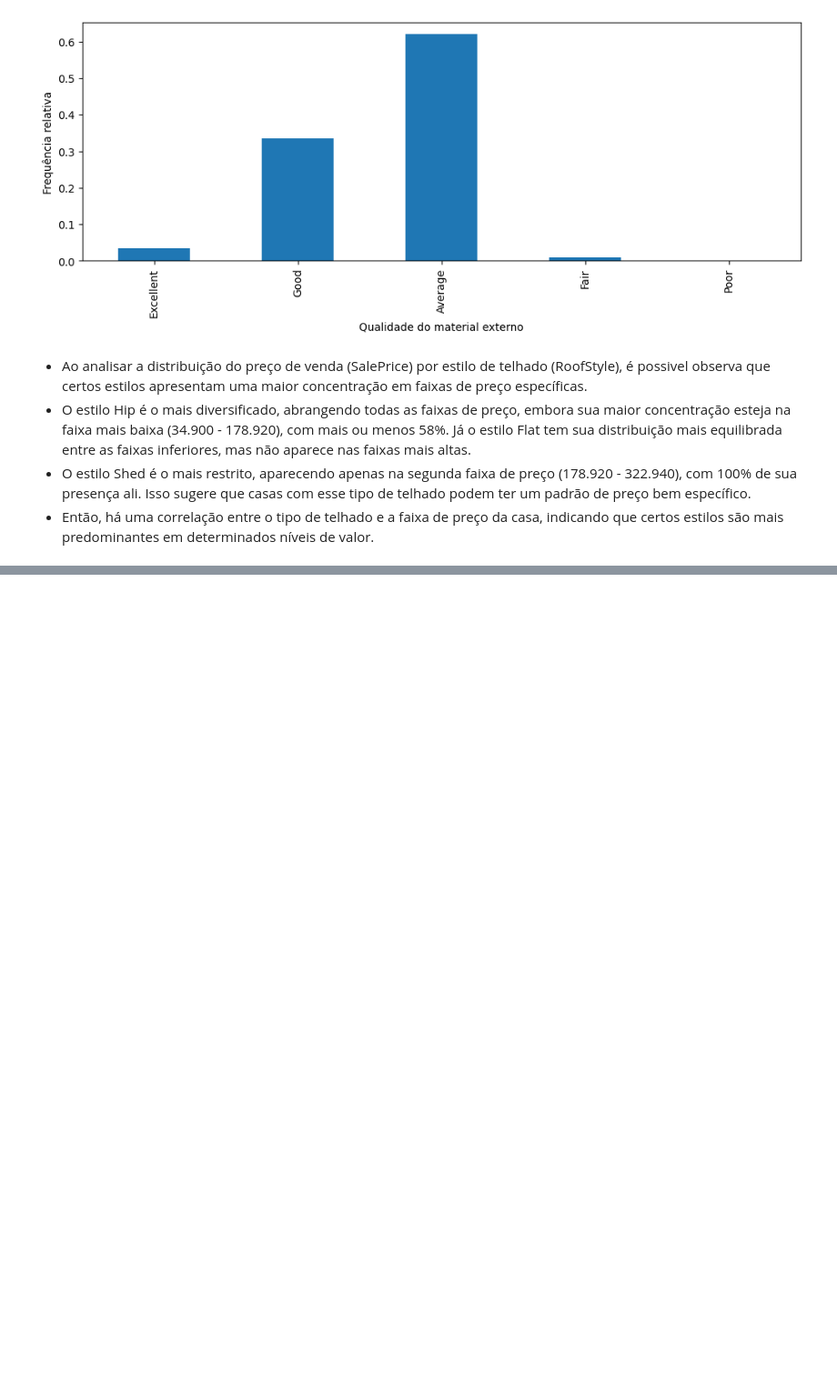
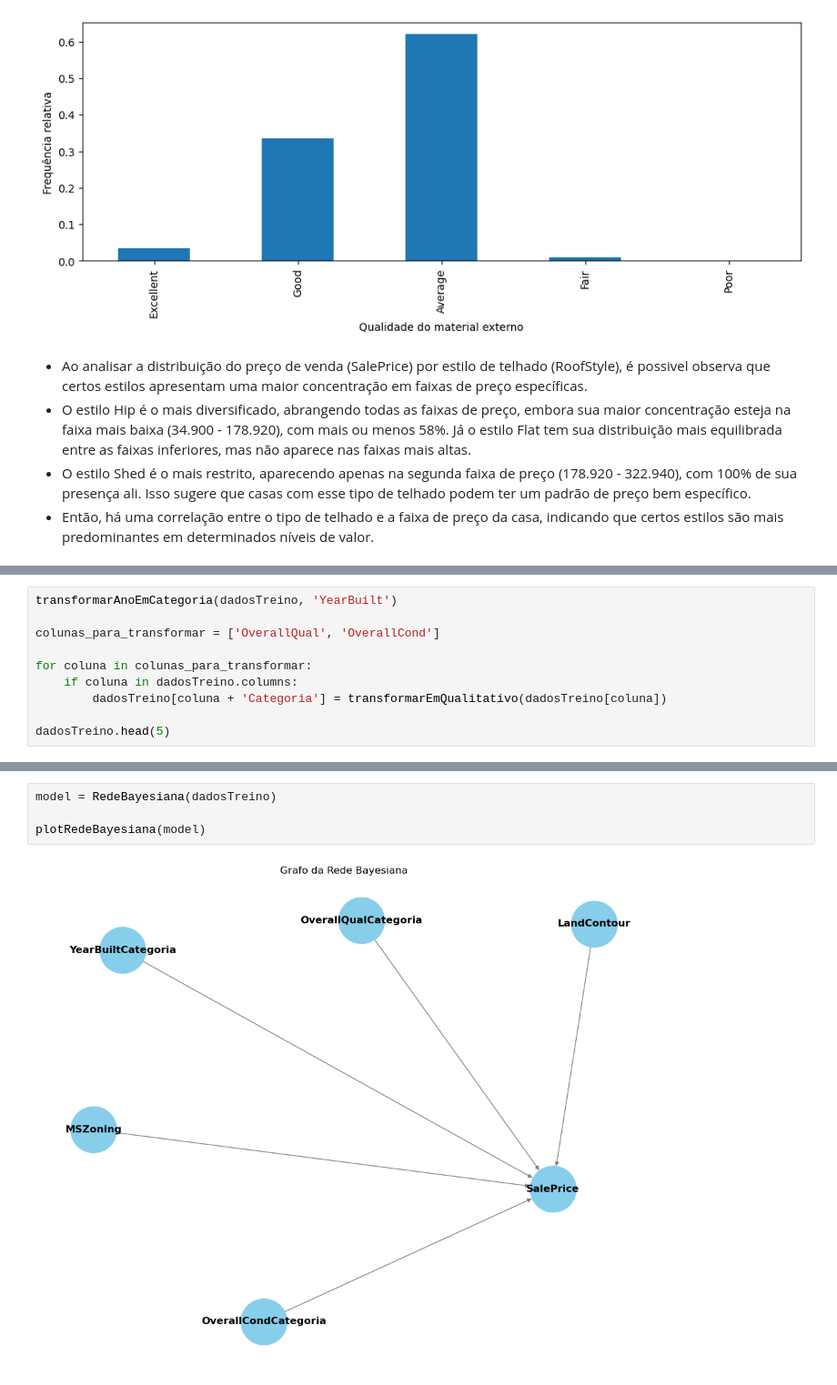
Before and after one commit to Cauaxavier/projeto-ti, a Jupyter notebook: main.ipynb, the cells around one changed output, grey strips where cells are left out. Shown: that part at 91% size. Cells and saved outputs as stored; diff of their text form; blank space fills up the shorter version.

Commit message:
Transformação das variáveis e grafos de rede bayesiana

```diff
--- a/main.ipynb
+++ b/main.ipynb
@@ -426,0 +522,10 @@ Distribuição de SalePrice (Agrupado) por RoofStyle
+# %%
+transformarAnoEmCategoria(dadosTreino, 'YearBuilt')
+
+colunas_para_transformar = ['OverallQual', 'OverallCond']
+
+for coluna in colunas_para_transformar:
+    if coluna in dadosTreino.columns:
+        dadosTreino[coluna + 'Categoria'] = transformarEmQualitativo(dadosTreino[coluna])
+
+dadosTreino.head(5)
@@ -426,0 +546,6 @@ Distribuição de SalePrice (Agrupado) por RoofStyle
+# %%
+model = RedeBayesiana(dadosTreino)
+
+plotRedeBayesiana(model)
+# %% [output]
+[figure, added]
```
Also changed, not shown: parts of 12 cells of this notebook.
